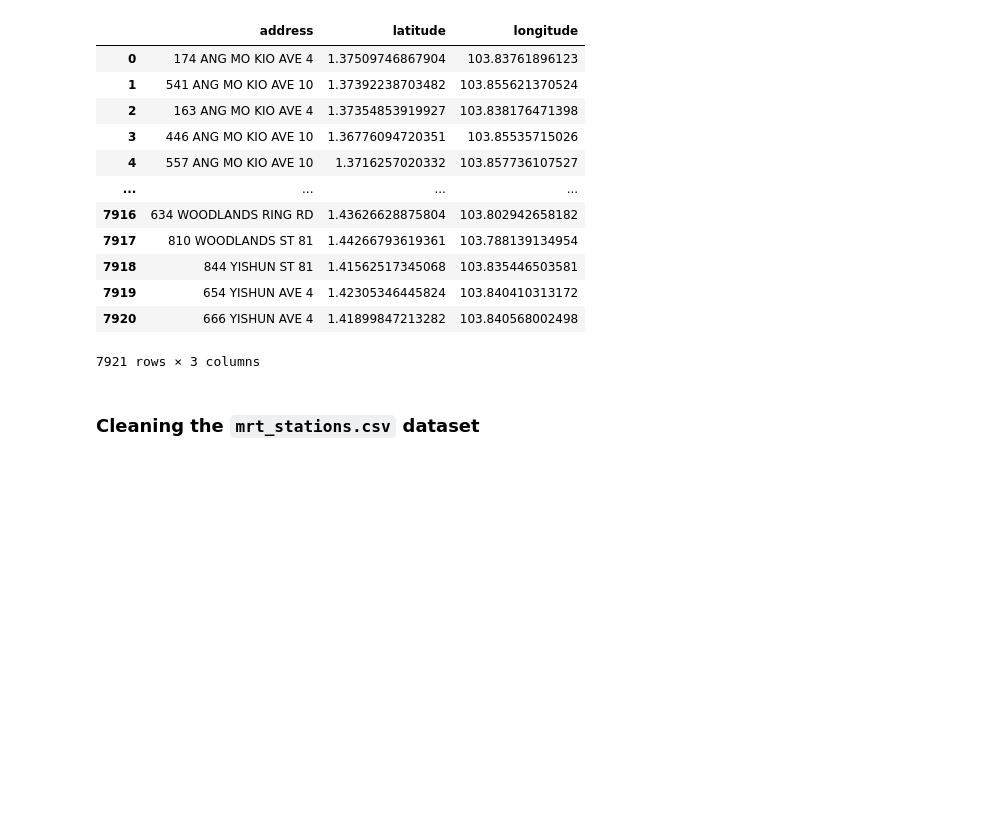
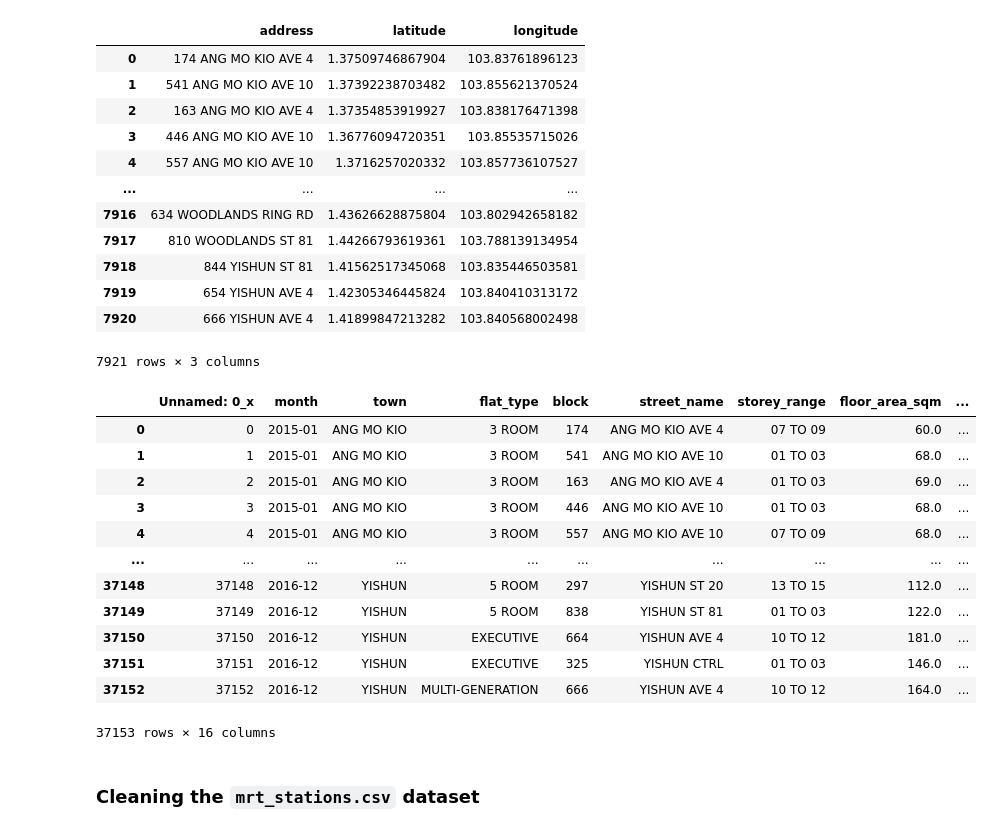
Before and after one commit to pnghaanh/Housing-Price-Time-Series-Forecasting, a Jupyter notebook: src/data_cleaning.ipynb, the cells around one changed output. Saved outputs shown, nothing was run; the diff lists cells and outputs as text; code cells hidden in the pictures; blank space fills up the shorter version.

```diff
--- a/src/data_cleaning.ipynb
+++ b/src/data_cleaning.ipynb
@@ -137,3 +137,23 @@ df_hdb_coordinates
 df_hdb_coordinates.to_csv('../data/modified/hdb_coordinates.csv')
 # %%
 df_hdb.to_csv('../data/modified/hdb_cleaned_data.csv')
+# %%
+df_hdb_coordinates = pd.read_csv('../data/modified/hdb_coordinates.csv')
+df_hdb = pd.read_csv('../data/modified/hdb_cleaned_data.csv')
+
+merged_df = pd.merge(df_hdb, df_hdb_coordinates, on='address', how='left')
+merged_df
+# %% [output]
+|  | Unnamed: 0_x | month | town | flat_type | block | street_name | storey_range | floor_area_sqm | ... |
+| 0 | 0 | 2015-01 | ANG MO KIO | 3 ROOM | 174 | ANG MO KIO AVE 4 | 07 TO 09 | 60.0 | ... |
+| 1 | 1 | 2015-01 | ANG MO KIO | 3 ROOM | 541 | ANG MO KIO AVE 10 | 01 TO 03 | 68.0 | ... |
+| 2 | 2 | 2015-01 | ANG MO KIO | 3 ROOM | 163 | ANG MO KIO AVE 4 | 01 TO 03 | 69.0 | ... |
+| 3 | 3 | 2015-01 | ANG MO KIO | 3 ROOM | 446 | ANG MO KIO AVE 10 | 01 TO 03 | 68.0 | ... |
+| 4 | 4 | 2015-01 | ANG MO KIO | 3 ROOM | 557 | ANG MO KIO AVE 10 | 07 TO 09 | 68.0 | ... |
+| ... | ... | ... | ... | ... | ... | ... | ... | ... | ... |
+| 37148 | 37148 | 2016-12 | YISHUN | 5 ROOM | 297 | YISHUN ST 20 | 13 TO 15 | 112.0 | ... |
+| 37149 | 37149 | 2016-12 | YISHUN | 5 ROOM | 838 | YISHUN ST 81 | 01 TO 03 | 122.0 | ... |
+| 37150 | 37150 | 2016-12 | YISHUN | EXECUTIVE | 664 | YISHUN AVE 4 | 10 TO 12 | 181.0 | ... |
+| 37151 | 37151 | 2016-12 | YISHUN | EXECUTIVE | 325 | YISHUN CTRL | 01 TO 03 | 146.0 | ... |
+| 37152 | 37152 | 2016-12 | YISHUN | MULTI-GENERATION | 666 | YISHUN AVE 4 | 10 TO 12 | 164.0 | ... |
+37153 rows × 16 columns
```
Also changed, not shown: parts of 1 cell of this notebook, 4 other files.
